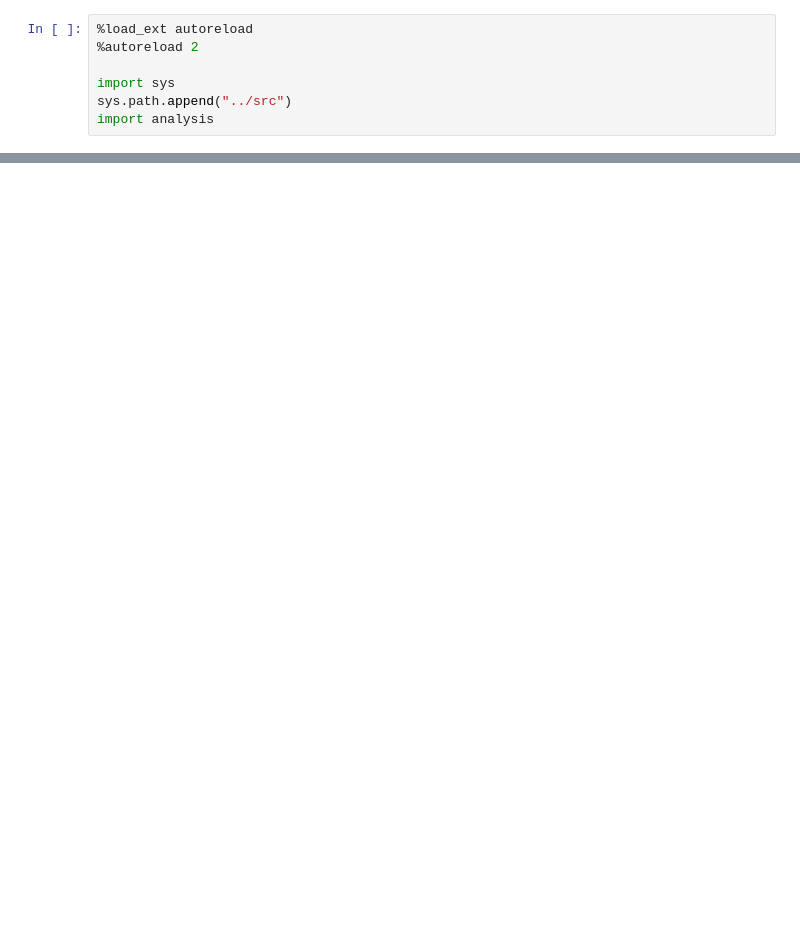
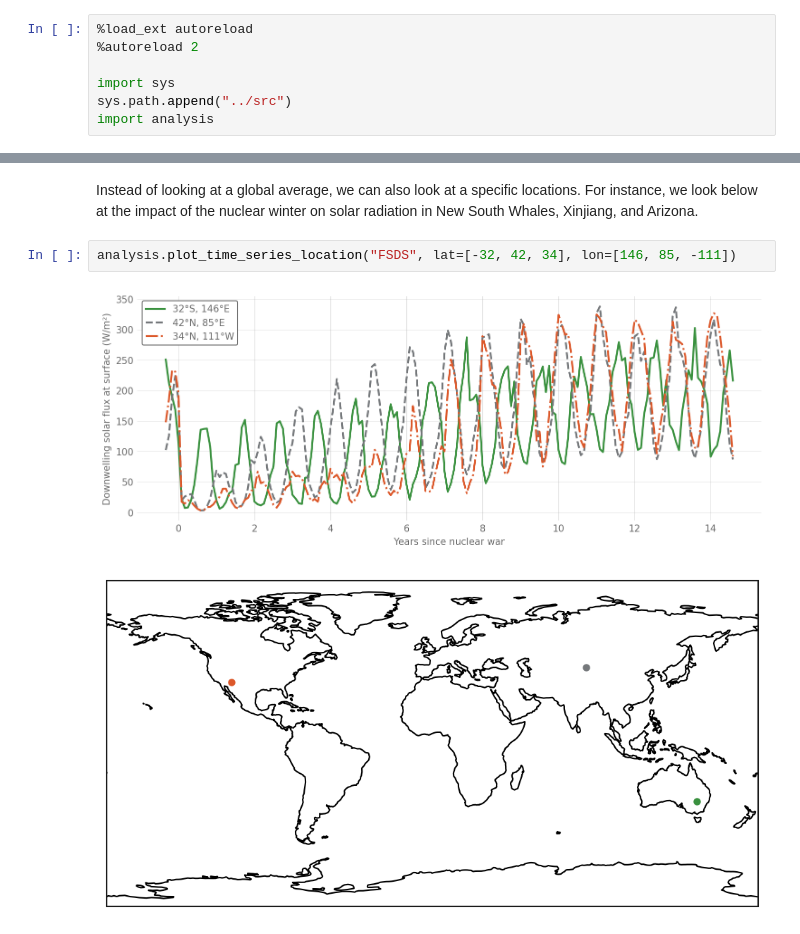
Before and after one commit to allfed/Renewables-Nuclear-Winter, a Jupyter notebook: scripts/Explore.ipynb, the cells around one changed output, grey strips where cells are left out. Drawn from its saved outputs; the diff is of its cells as text; blank space fills up the shorter version.

```diff
--- a/scripts/Explore.ipynb
+++ b/scripts/Explore.ipynb
@@ -15,0 +47,7 @@ analysis.map_plot_diff(var="FSDS", year=5, month=7, year_base=20, month_base=7,
+# %% [markdown]
+Instead of looking at a global average, we can also look at a specific locations. For instance, we look below at the impact of the nuclear winter on solar radiation in New South Whales, Xinjiang, and Arizona.
+# %%
+analysis.plot_time_series_location("FSDS", lat=[-32, 42, 34], lon=[146, 85, -111])
+# %% [output]
+[figure, added]
+[figure, added]
```
Also changed, not shown: parts of 8 cells of this notebook, 2 other files.
